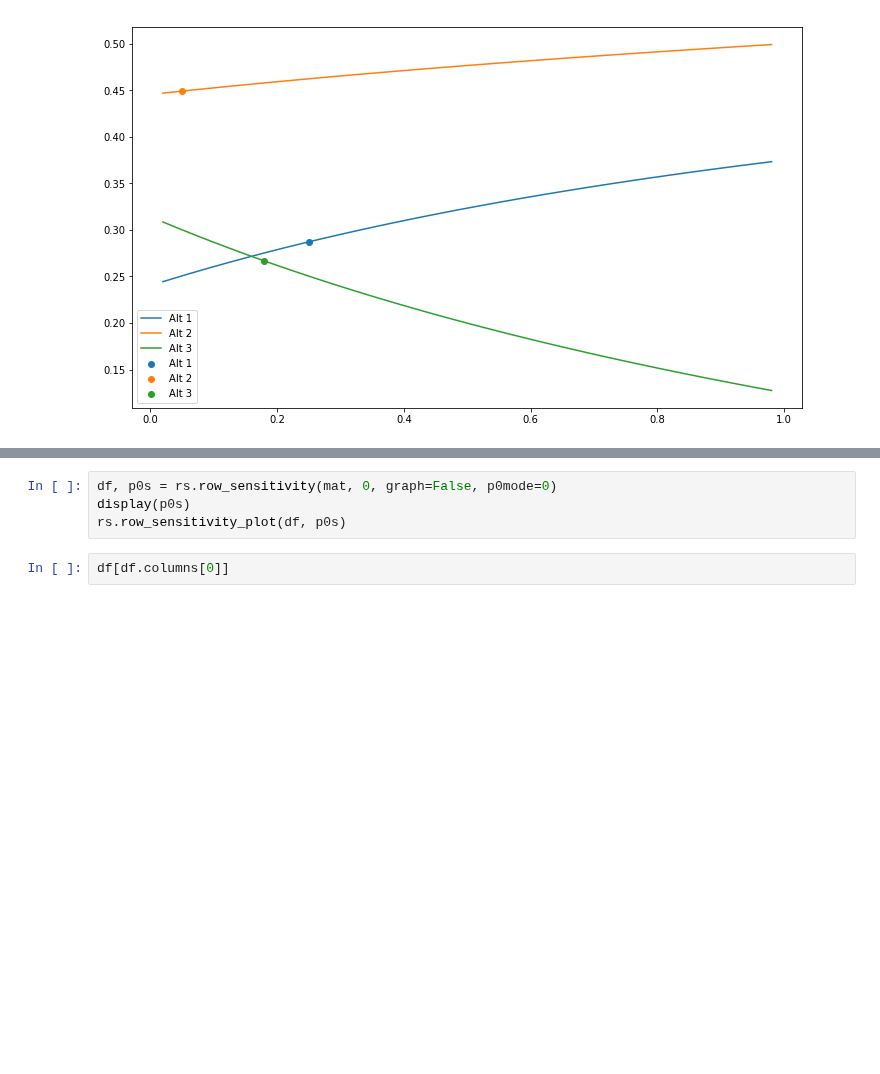
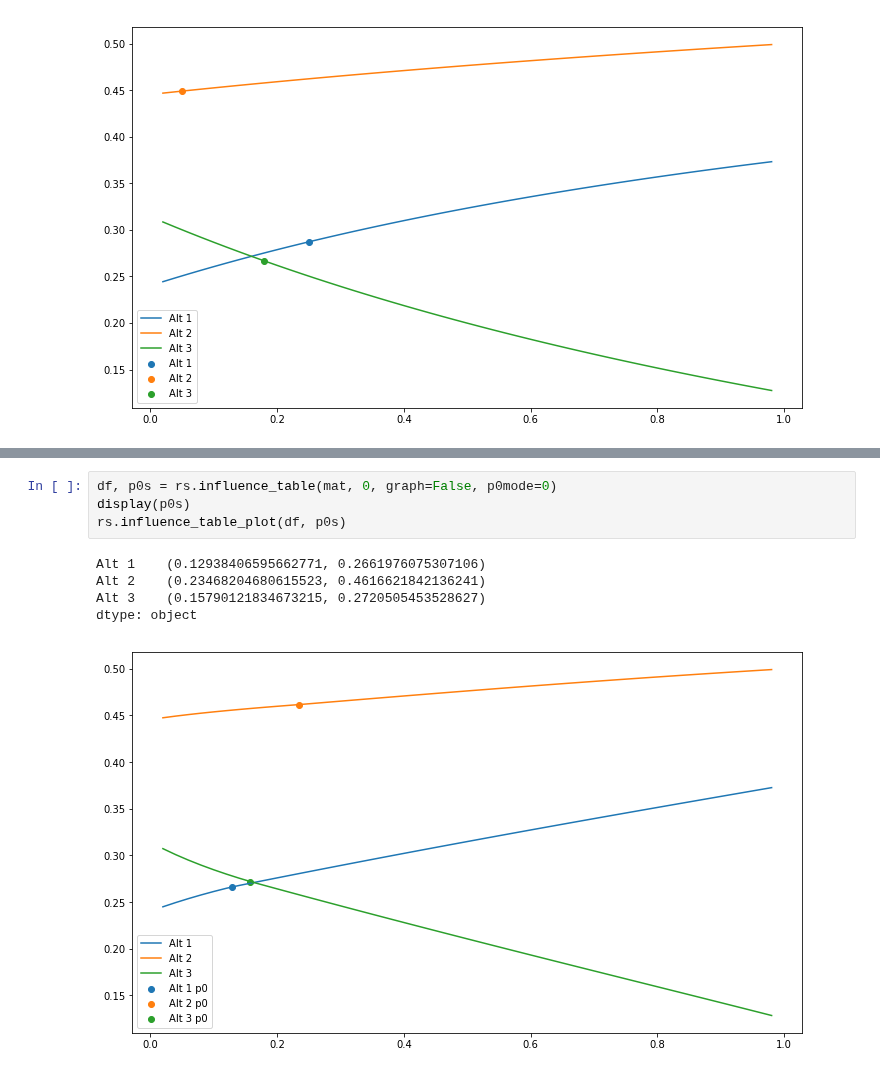
Before and after one commit to wjladams/pyanp, a Jupyter notebook: scrap/Examples-ANPRowSensitivityGraphing.ipynb, the cells around one changed output, grey strips where cells are left out. Drawn from its saved outputs; the diff is of its cells as text; blank space fills up the shorter version.

Commit message:
Influence functions now take limit matrix calculation type
Standardizing params, especially p0mode and limit_matrix_calc for all influence related function.

```diff
--- a/scrap/Examples-ANPRowSensitivityGraphing.ipynb
+++ b/scrap/Examples-ANPRowSensitivityGraphing.ipynb
@@ -59,8 +64,12 @@ Alt 2     (0.05, 0.4491579660422425)
 Alt 3    (0.18, 0.26674086592856733)
 dtype: object
 # %%
-df, p0s = rs.row_sensitivity(mat, 0, graph=False, p0mode=0)
+df, p0s = rs.influence_table(mat, 0, graph=False, p0mode=0)
 display(p0s)
-rs.row_sensitivity_plot(df, p0s)
+rs.influence_table_plot(df, p0s)
+# %% [output]
+Alt 1    (0.12938406595662771, 0.2661976075307106)
+Alt 2    (0.23468204680615523, 0.4616621842136241)
+Alt 3    (0.15790121834673215, 0.2720505453528627)
+dtype: object
+[figure, added]
-# %%
-df[df.columns[0]]
```
Also changed, not shown: parts of 5 cells of this notebook, 1 other file.
